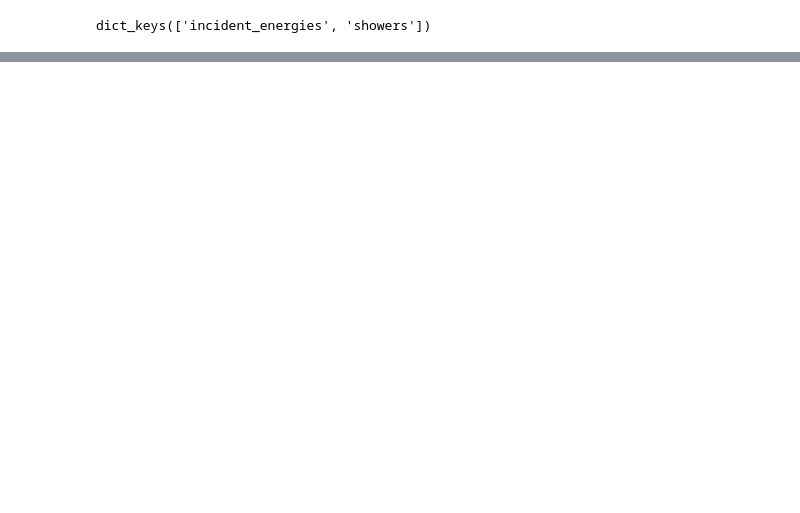
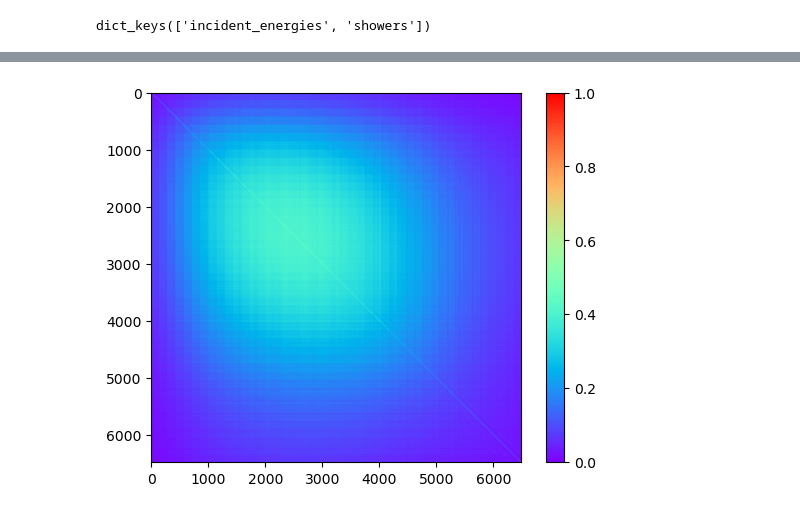
Before and after one commit to QaloSim/CaloQVAE, a Jupyter notebook: notebooks/newDL.ipynb, the cells around one changed output, grey strips where cells are left out. Saved outputs shown, nothing was run; the diff lists cells and outputs as text; code cells hidden in the pictures; blank space fills up the shorter version.

```diff
--- a/notebooks/newDL.ipynb
+++ b/notebooks/newDL.ipynb
@@ -285,0 +323,14 @@ plt.show()
+# %%
+cov_syn = torch.cov(xgen_samples.transpose(0,1))
+cor_syn = torch.corrcoef(xgen_samples.transpose(0,1))
+std_syn = torch.std(xgen_samples.transpose(0,1), dim=1)
+
+cov_re = torch.cov(xgen_samples_atlas.transpose(0,1))
+cor_re = torch.corrcoef(xgen_samples_atlas.transpose(0,1))
+std_re = torch.std(xgen_samples_atlas.transpose(0,1), dim=1)
+# %%
+plt.imshow(cor_re.numpy(), cmap='rainbow')
+plt.colorbar()
+plt.show()
+# %% [output]
+[figure, added]
```
Also changed, not shown: parts of 10 cells of this notebook, 3 other files.
